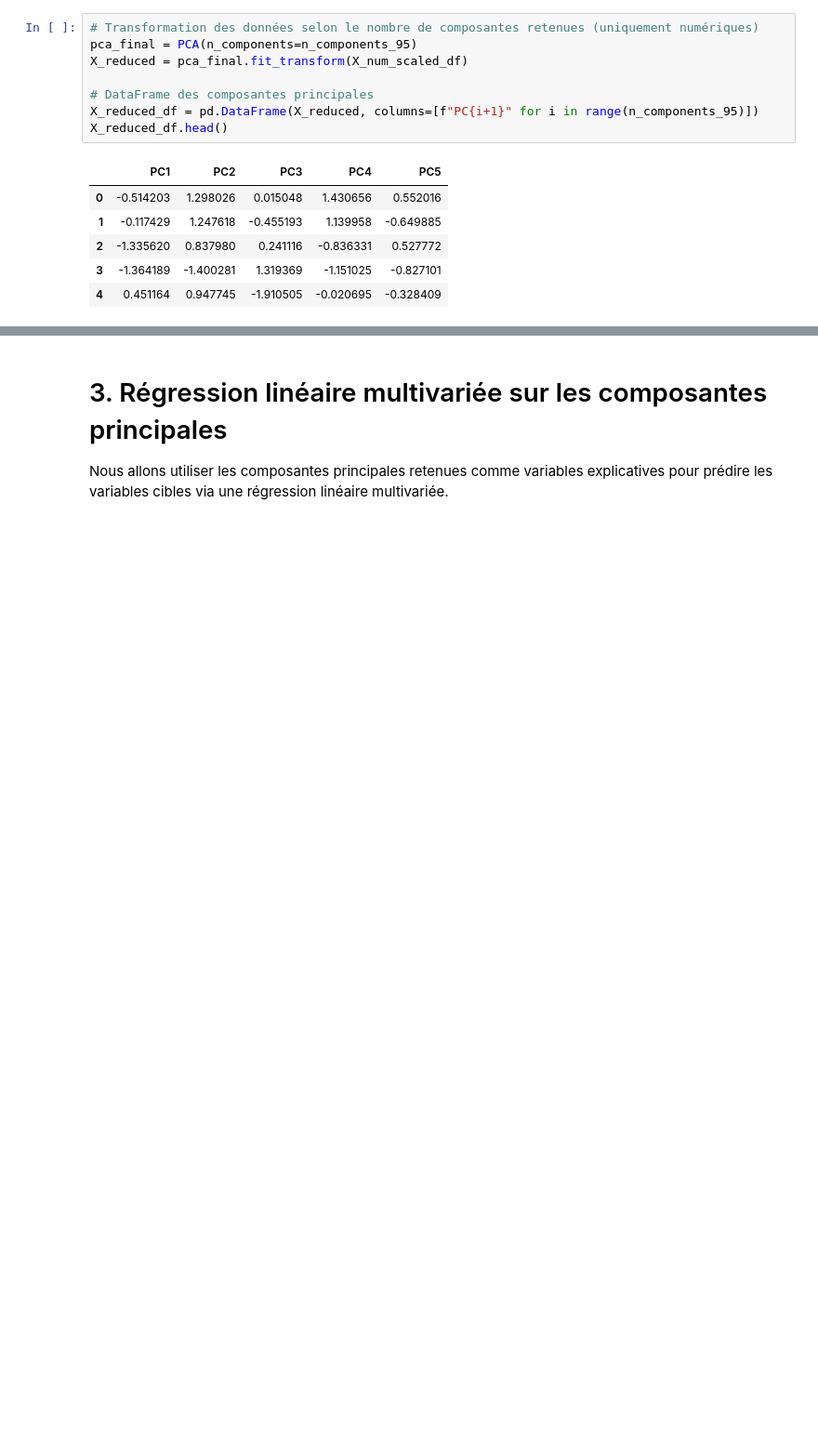
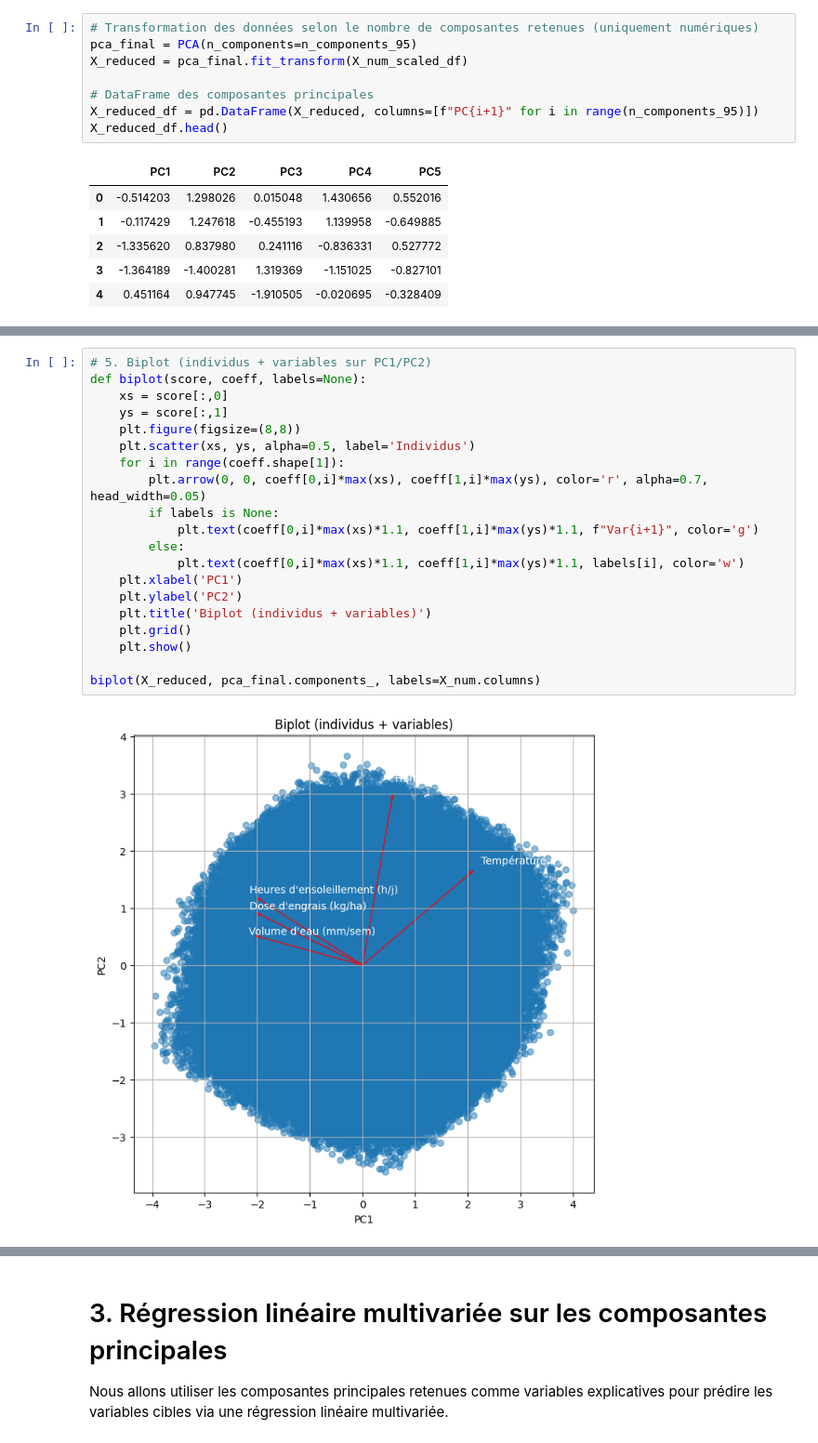
Before and after one commit to Harlequelrah/Projet_Exam, a Jupyter notebook: exam.ipynb, the cells around one changed output, grey strips where cells are left out. Shown at 93% size. Cells and saved outputs as stored; diff of their text form; blank space fills up the shorter version.

```diff
--- a/exam.ipynb
+++ b/exam.ipynb
@@ -288,0 +304,22 @@ plt.show()
+# %%
+# 5. Biplot (individus + variables sur PC1/PC2)
+def biplot(score, coeff, labels=None):
+    xs = score[:,0]
+    ys = score[:,1]
+    plt.figure(figsize=(8,8))
+    plt.scatter(xs, ys, alpha=0.5, label='Individus')
+    for i in range(coeff.shape[1]):
+        plt.arrow(0, 0, coeff[0,i]*max(xs), coeff[1,i]*max(ys), color='r', alpha=0.7, head_width=0.05)
+        if labels is None:
+            plt.text(coeff[0,i]*max(xs)*1.1, coeff[1,i]*max(ys)*1.1, f"Var{i+1}", color='g')
+        else:
+            plt.text(coeff[0,i]*max(xs)*1.1, coeff[1,i]*max(ys)*1.1, labels[i], color='w')
+    plt.xlabel('PC1')
+    plt.ylabel('PC2')
+    plt.title('Biplot (individus + variables)')
+    plt.grid()
+    plt.show()
+
+biplot(X_reduced, pca_final.components_, labels=X_num.columns)
+# %% [output]
+[figure, added]
```
Also changed, not shown: parts of 11 cells of this notebook, 1 other file.
